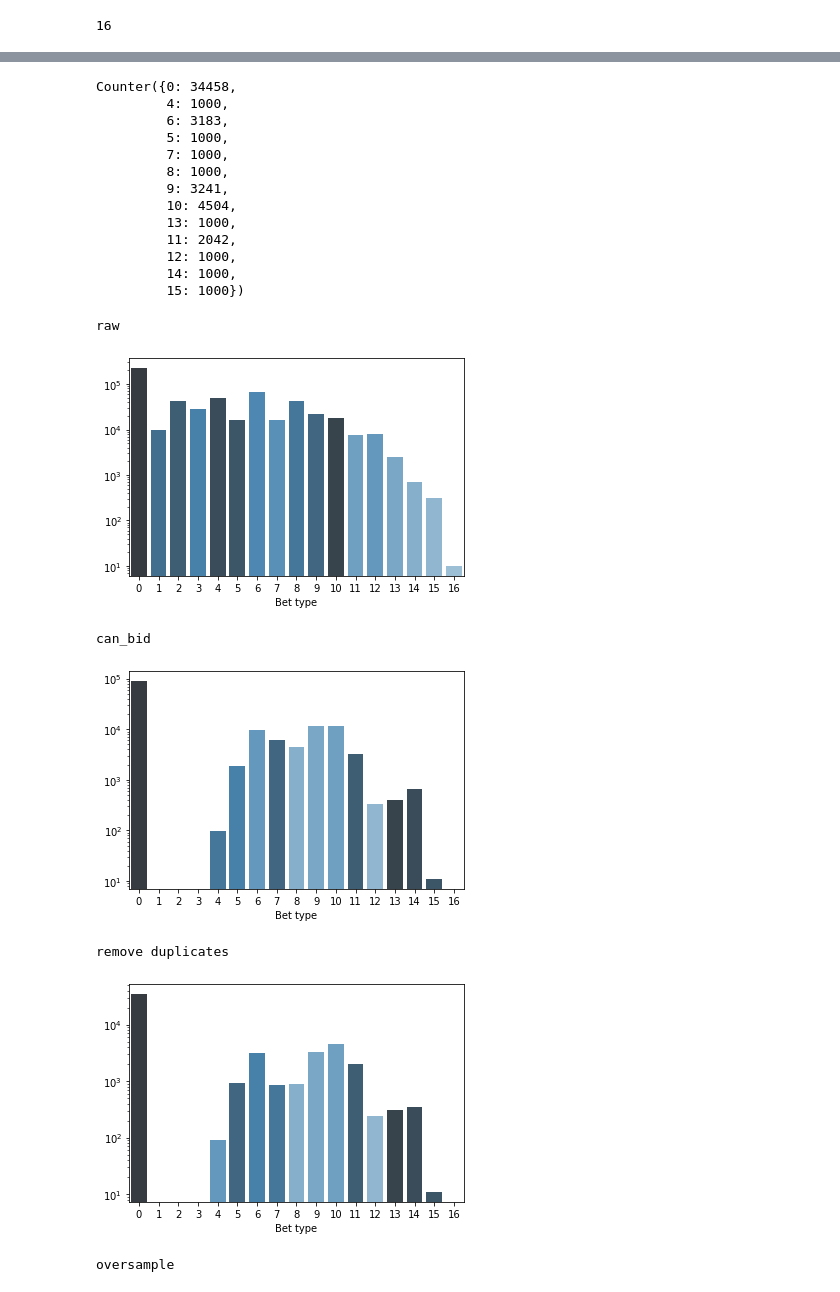
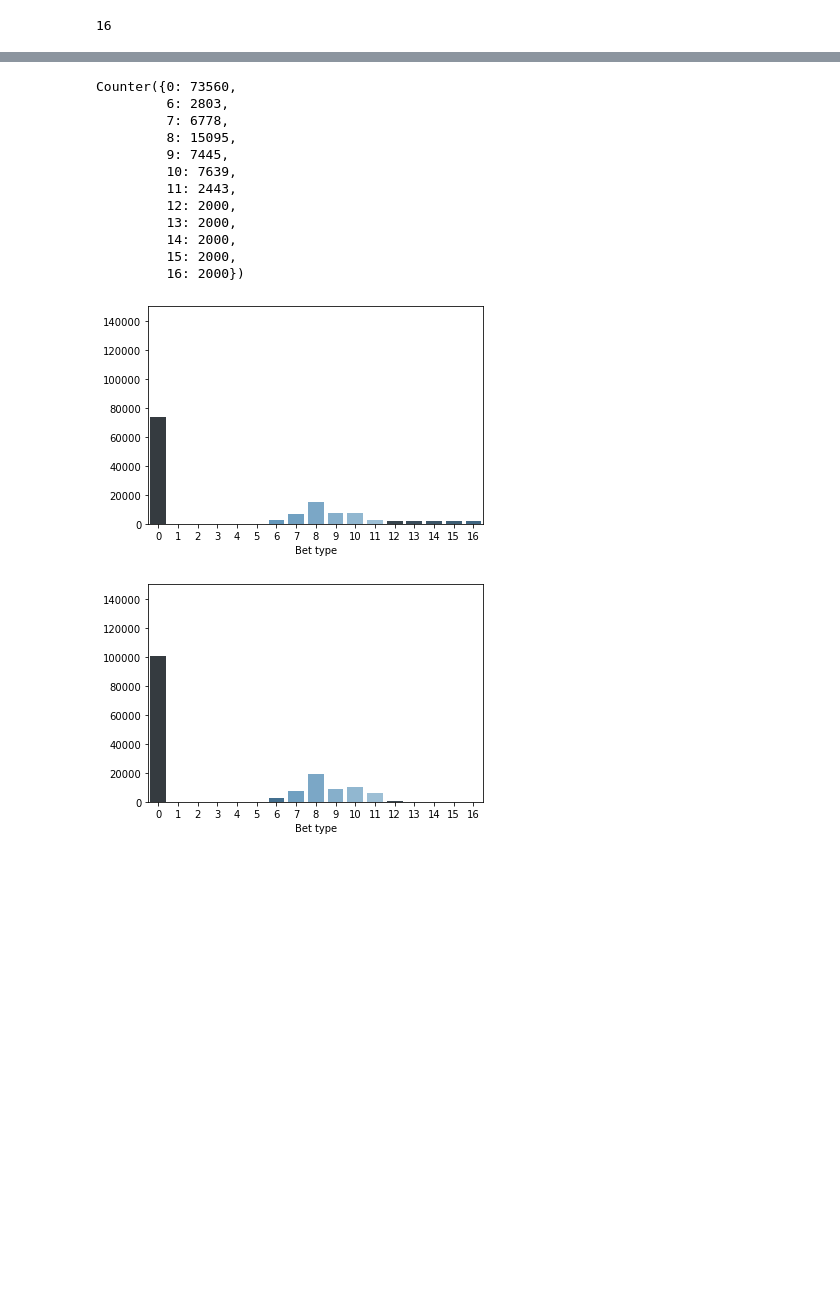
Before and after one commit to JoarVarpe/pet_for_sale, a Jupyter notebook: petting_examples/notebooks/plotting.ipynb, the cells around one changed output, grey strips where cells are left out. Drawn from its saved outputs; the diff is of its cells as text; code cells hidden in the pictures; blank space fills up the shorter version.

```diff
--- a/petting_examples/notebooks/plotting.ipynb
+++ b/petting_examples/notebooks/plotting.ipynb
@@ -6,8 +6,9 @@ from collections import Counter
 import matplotlib.pyplot as plt
 # %%
 game_amount = 100000
+# filename, self_can_bet_index = "/home/jaoi/master22/pet_for_sale/winning_games_db/4ICM_{}_games.pkl".format(game_amount), 5
 # tsetlin_filename, ranges, self_can_bet_index = "/home/jaoi/master22/pet_for_sale/winning_games_db/{}_tsetlined_games.pkl".format(game_amount), 19, 17
-tsetlin_filename, ranges, self_can_bet_index = "/home/jaoi/master22/pet_for_sale/winning_games_db/3PPO_{}_tsetlined_games.pkl".format(game_amount), 17, 21
+tsetlin_filename, ranges, self_can_bet_index = "/home/jaoi/master22/pet_for_sale/winning_games_db/4PPO_{}_tsetlined_games.pkl".format(game_amount), 17, 24
 with open(tsetlin_filename, "rb") as fp:
         games = pickle.load(fp)
 # %%
@@ -134,7 +133,7 @@ def oversample(info_tup, desired_amount, source_games):
 unique_oversample = np.copy(unique_pairs)
 temp = []
 for overnd in need_of_oversample:
-    temp.extend(oversample(overnd, 1000, unique_pairs))
+    temp.extend(oversample(overnd, 2000, unique_pairs))
 unique_oversample = np.concatenate((unique_oversample, np.array(temp)), axis=0)
 # %%
 uo = Counter()
@@ -142,55 +141,44 @@ for game in unique_oversample:
     uo[game[1]] += 1
 uo
 # %% [output]
-Counter({0: 34458,
-         4: 1000,
-         6: 3183,
-         5: 1000,
-         7: 1000,
-         8: 1000,
-         9: 3241,
-         10: 4504,
-         13: 1000,
-         11: 2042,
-         12: 1000,
-         14: 1000,
-         15: 1000})
+Counter({0: 73560,
+         6: 2803,
+         7: 6778,
+         8: 15095,
+         9: 7445,
+         10: 7639,
+         11: 2443,
+         12: 2000,
+         13: 2000,
+         14: 2000,
+         15: 2000,
+         16: 2000})
 # %%
 bets_o = list(range(ranges))
 votes_o = np.array([uo[bet] for bet in bets])
 # %%
 def visualize_y_distribution(classes, frequency, name=False):
 
     bets_n_votes = list(zip(classes, frequency))
     bets_n_votes.sort(reverse=True, key=lambda x:x[1])
     pal = sns.color_palette("Blues_d", len(bets_n_votes) + 1)
     bet_rank = [tup[0] for tup in bets_n_votes]
     ax = sns.barplot(x=classes, y=frequency, palette=np.array(pal[::-1])[bet_rank])
-    # ax.set(ylim=(0, 40000))
-    ax.set(yscale="log")
+    ax.set(ylim=(0, 150000))
+    # ax.set(yscale="log")
     ax.set_xlabel("Bet type")
     # ax.set_ylabel("Bet amount")
 
     if name:
         plt.savefig(name)
         plt.show()
 
     else:
         plt.show()
 
-print("raw")
-visualize_y_distribution(bets, votes, "plots/PPO3r_rawscale_raw")
-print("can_bid")
-visualize_y_distribution(bets_c, votes_c, "plots/PPO3r_rawscale_canbid")
-print("remove duplicates")
-visualize_y_distribution(bets_r, votes_r, "plots/PPO3r_rawscale_remdupes")
-print("oversample")
-visualize_y_distribution(bets_o, votes_o, "plots/PPO3r_rawscale_oversample")
+
+visualize_y_distribution(bets_o, votes_o, "plots/ICM4r_oversample")
+visualize_y_distribution(bets_c, votes_c, "plots/ICM4r_oversample")
 # %% [output]
-raw
-[figure, old version]
+[figure, new version]
-can_bid
-[figure, old version]
+[figure, new version]
-remove duplicates
-[figure, removed]
-oversample
```
Also changed, not shown: parts of 4 cells of this notebook, 6 other files.
